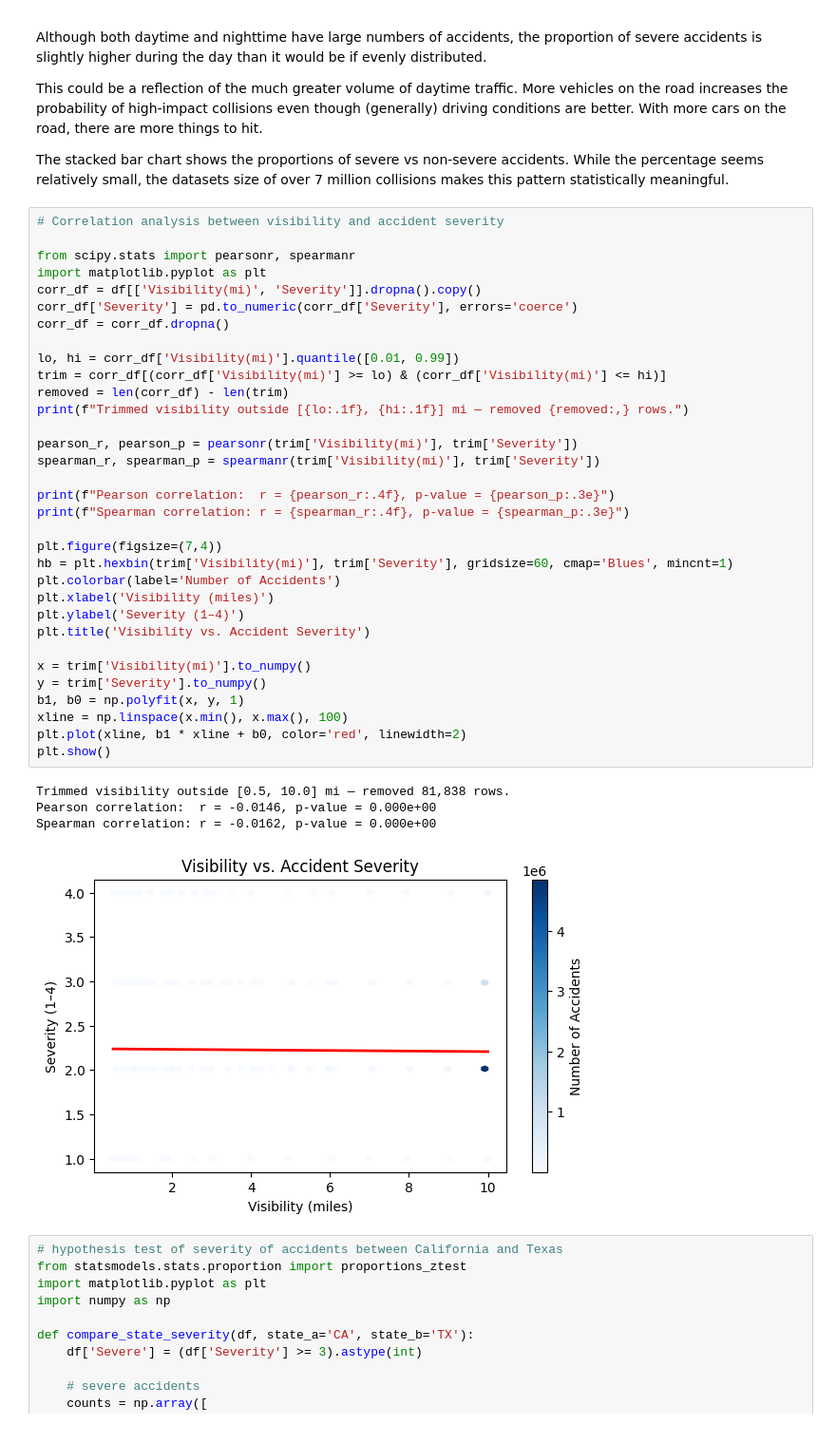
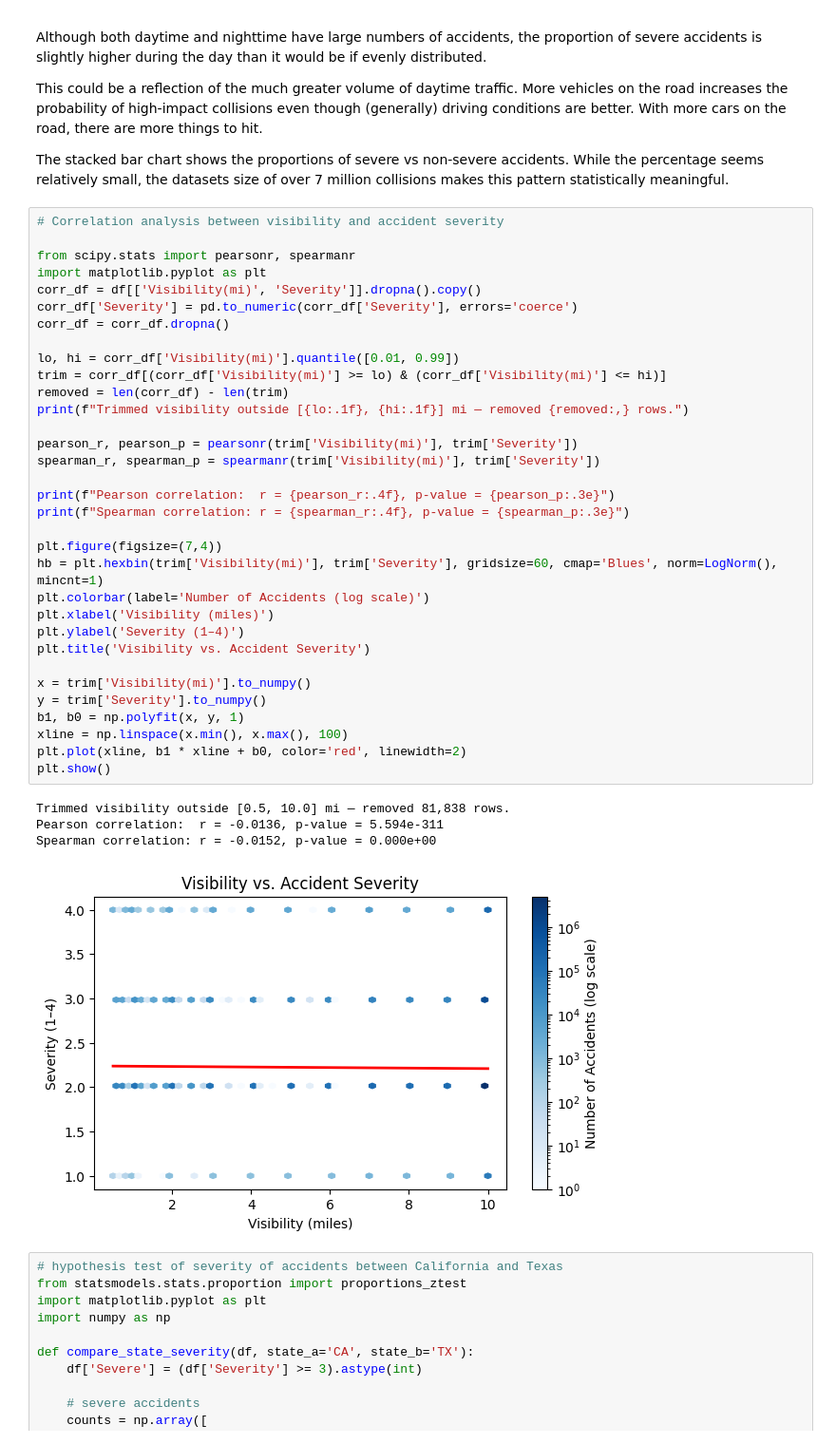
Before and after one commit to yash0917/CMSC320-Final-Project, a Jupyter notebook: finalproject.ipynb, the cells around one changed output. Shown at 95% size. Saved outputs shown, nothing was run; the diff lists cells and outputs as text.

Commit message:
added top stats, fixed #2 graph

```diff
--- a/finalproject.ipynb
+++ b/finalproject.ipynb
@@ -129,38 +196,38 @@ The stacked bar chart shows the proportions of severe vs non-severe accidents. W
 from scipy.stats import pearsonr, spearmanr
 import matplotlib.pyplot as plt
 corr_df = df[['Visibility(mi)', 'Severity']].dropna().copy()
 corr_df['Severity'] = pd.to_numeric(corr_df['Severity'], errors='coerce')
 corr_df = corr_df.dropna()
 
 lo, hi = corr_df['Visibility(mi)'].quantile([0.01, 0.99])
 trim = corr_df[(corr_df['Visibility(mi)'] >= lo) & (corr_df['Visibility(mi)'] <= hi)]
 removed = len(corr_df) - len(trim)
 print(f"Trimmed visibility outside [{lo:.1f}, {hi:.1f}] mi — removed {removed:,} rows.")
 
 pearson_r, pearson_p = pearsonr(trim['Visibility(mi)'], trim['Severity'])
 spearman_r, spearman_p = spearmanr(trim['Visibility(mi)'], trim['Severity'])
 
 print(f"Pearson correlation:  r = {pearson_r:.4f}, p-value = {pearson_p:.3e}")
 print(f"Spearman correlation: r = {spearman_r:.4f}, p-value = {spearman_p:.3e}")
 
 plt.figure(figsize=(7,4))
-hb = plt.hexbin(trim['Visibility(mi)'], trim['Severity'], gridsize=60, cmap='Blues', mincnt=1)
-plt.colorbar(label='Number of Accidents')
+hb = plt.hexbin(trim['Visibility(mi)'], trim['Severity'], gridsize=60, cmap='Blues', norm=LogNorm(), mincnt=1)
+plt.colorbar(label='Number of Accidents (log scale)')
 plt.xlabel('Visibility (miles)')
 plt.ylabel('Severity (1–4)')
 plt.title('Visibility vs. Accident Severity')
 
 x = trim['Visibility(mi)'].to_numpy()
 y = trim['Severity'].to_numpy()
 b1, b0 = np.polyfit(x, y, 1)
 xline = np.linspace(x.min(), x.max(), 100)
 plt.plot(xline, b1 * xline + b0, color='red', linewidth=2)
 plt.show()
 # %% [output]
 Trimmed visibility outside [0.5, 10.0] mi — removed 81,838 rows.
-Pearson correlation:  r = -0.0146, p-value = 0.000e+00
-Spearman correlation: r = -0.0162, p-value = 0.000e+00
+Pearson correlation:  r = -0.0136, p-value = 5.594e-311
+Spearman correlation: r = -0.0152, p-value = 0.000e+00
-[figure, old version]
+[figure, new version]
 # %%
 # hypothesis test of severity of accidents between California and Texas
 from statsmodels.stats.proportion import proportions_ztest
```
Also changed, not shown: parts of 2 cells of this notebook.
